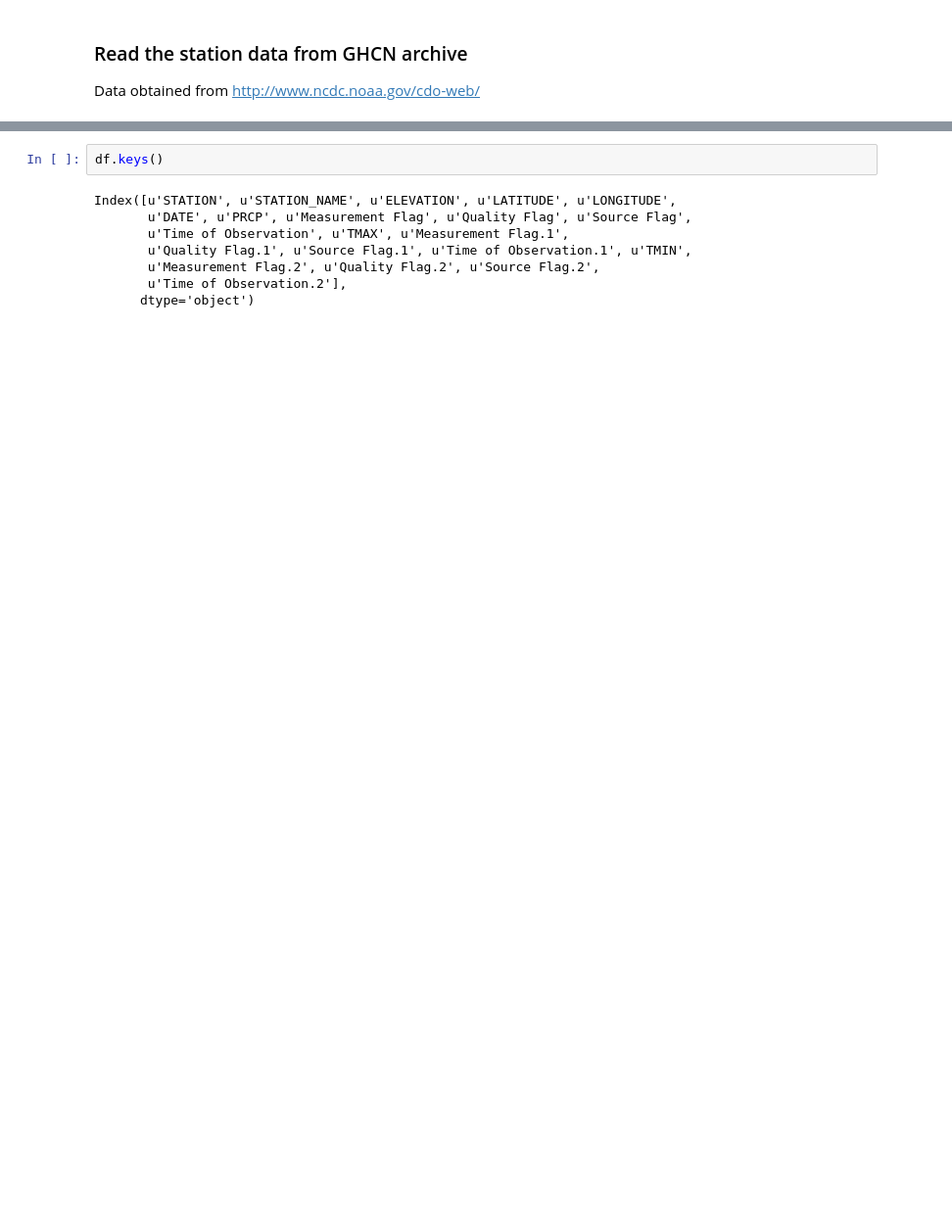
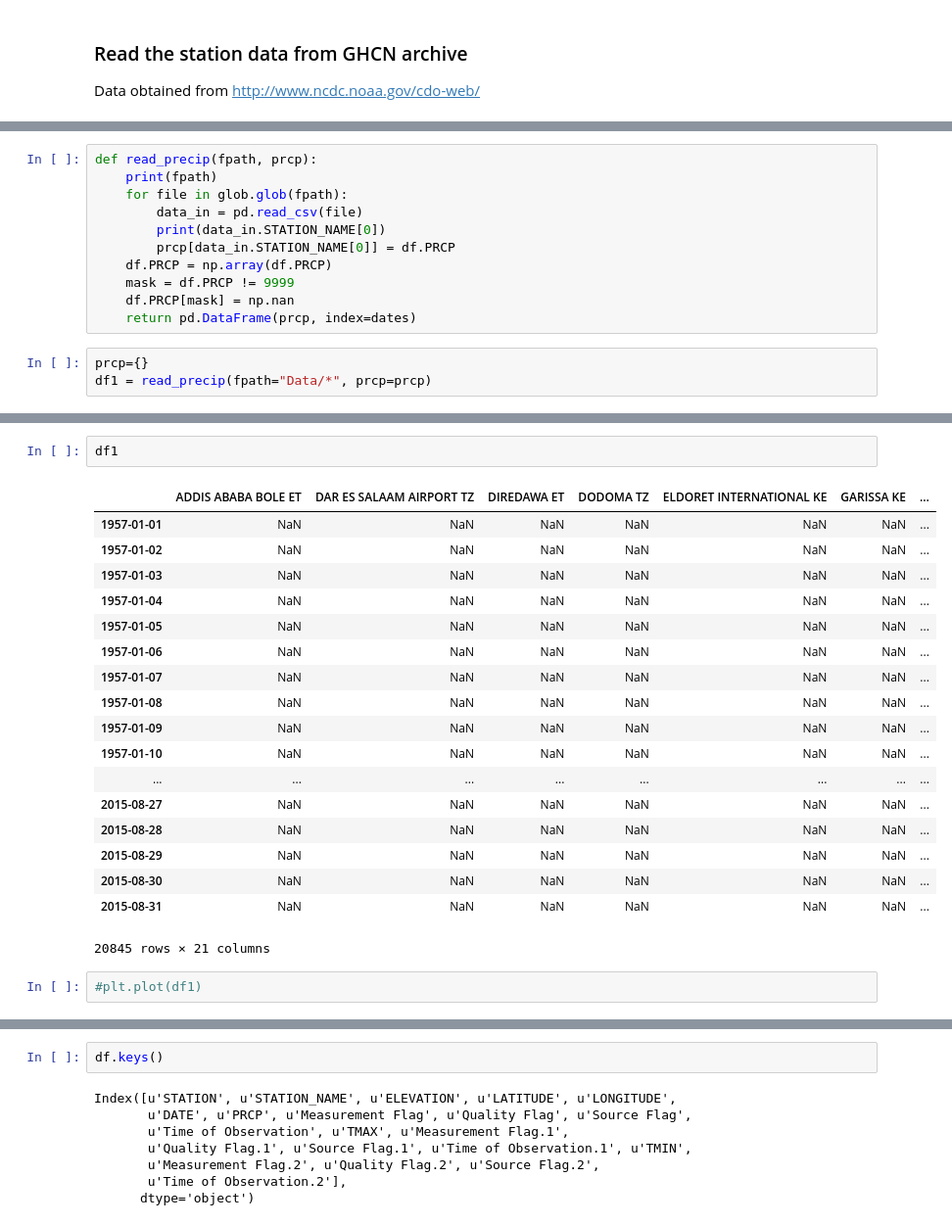
Before and after one commit to elinahkk/Masters, a Jupyter notebook: GHCN_data.ipynb, the cells around one changed output, grey strips where cells are left out. Shown: that part at 98% size. Cells and saved outputs as stored; diff of their text form; blank space fills up the shorter version.

```diff
--- a/GHCN_data.ipynb
+++ b/GHCN_data.ipynb
@@ -9 +13,15 @@ import matplotlib.pyplot as plt
 %matplotlib inline
+# %%
+def read_precip(fpath, prcp):
+    print(fpath)
+    for file in glob.glob(fpath):
+        data_in = pd.read_csv(file)
+        print(data_in.STATION_NAME[0])
+        prcp[data_in.STATION_NAME[0]] = df.PRCP
+    df.PRCP = np.array(df.PRCP)
+    mask = df.PRCP != 9999
+    df.PRCP[mask] = np.nan
+    return pd.DataFrame(prcp, index=dates)
+# %%
+prcp={}
+df1 = read_precip(fpath="Data/*", prcp=prcp)
@@ -9,0 +49,23 @@ import matplotlib.pyplot as plt
+# %%
+df1
+# %% [output]
+|  | ADDIS ABABA BOLE ET | DAR ES SALAAM AIRPORT TZ | DIREDAWA ET | DODOMA TZ | ELDORET INTERNATIONAL KE | GARISSA KE | ... |
+| 1957-01-01 | NaN | NaN | NaN | NaN | NaN | NaN | ... |
+| 1957-01-02 | NaN | NaN | NaN | NaN | NaN | NaN | ... |
+| 1957-01-03 | NaN | NaN | NaN | NaN | NaN | NaN | ... |
+| 1957-01-04 | NaN | NaN | NaN | NaN | NaN | NaN | ... |
+| 1957-01-05 | NaN | NaN | NaN | NaN | NaN | NaN | ... |
+| 1957-01-06 | NaN | NaN | NaN | NaN | NaN | NaN | ... |
+| 1957-01-07 | NaN | NaN | NaN | NaN | NaN | NaN | ... |
+| 1957-01-08 | NaN | NaN | NaN | NaN | NaN | NaN | ... |
+| 1957-01-09 | NaN | NaN | NaN | NaN | NaN | NaN | ... |
+| 1957-01-10 | NaN | NaN | NaN | NaN | NaN | NaN | ... |
+| ... | ... | ... | ... | ... | ... | ... | ... |
+| 2015-08-27 | NaN | NaN | NaN | NaN | NaN | NaN | ... |
+| 2015-08-28 | NaN | NaN | NaN | NaN | NaN | NaN | ... |
+| 2015-08-29 | NaN | NaN | NaN | NaN | NaN | NaN | ... |
+| 2015-08-30 | NaN | NaN | NaN | NaN | NaN | NaN | ... |
+| 2015-08-31 | NaN | NaN | NaN | NaN | NaN | NaN | ... |
+20845 rows × 21 columns
+# %%
+#plt.plot(df1)
```
Also changed, not shown: parts of 12 cells of this notebook.
